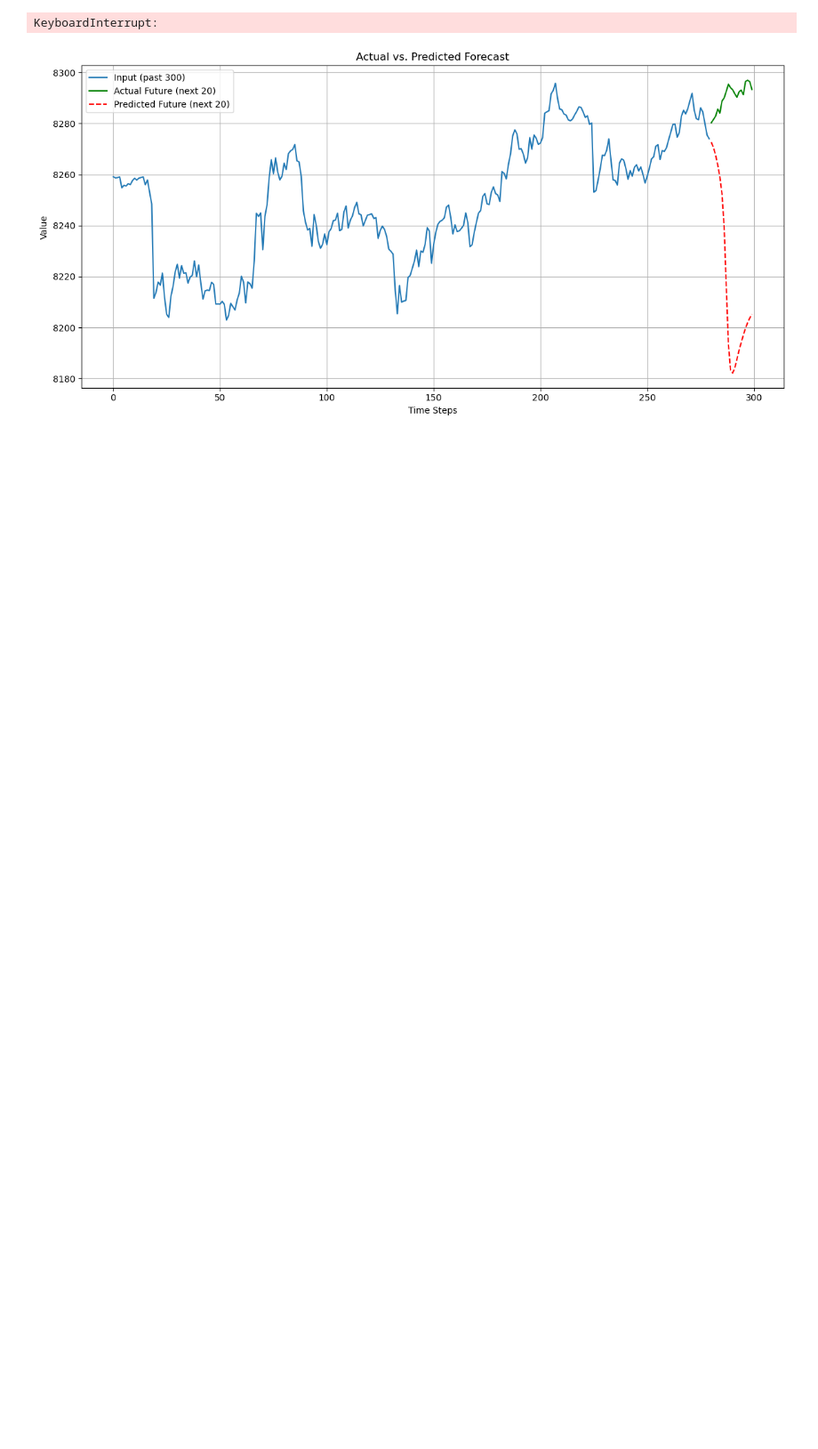
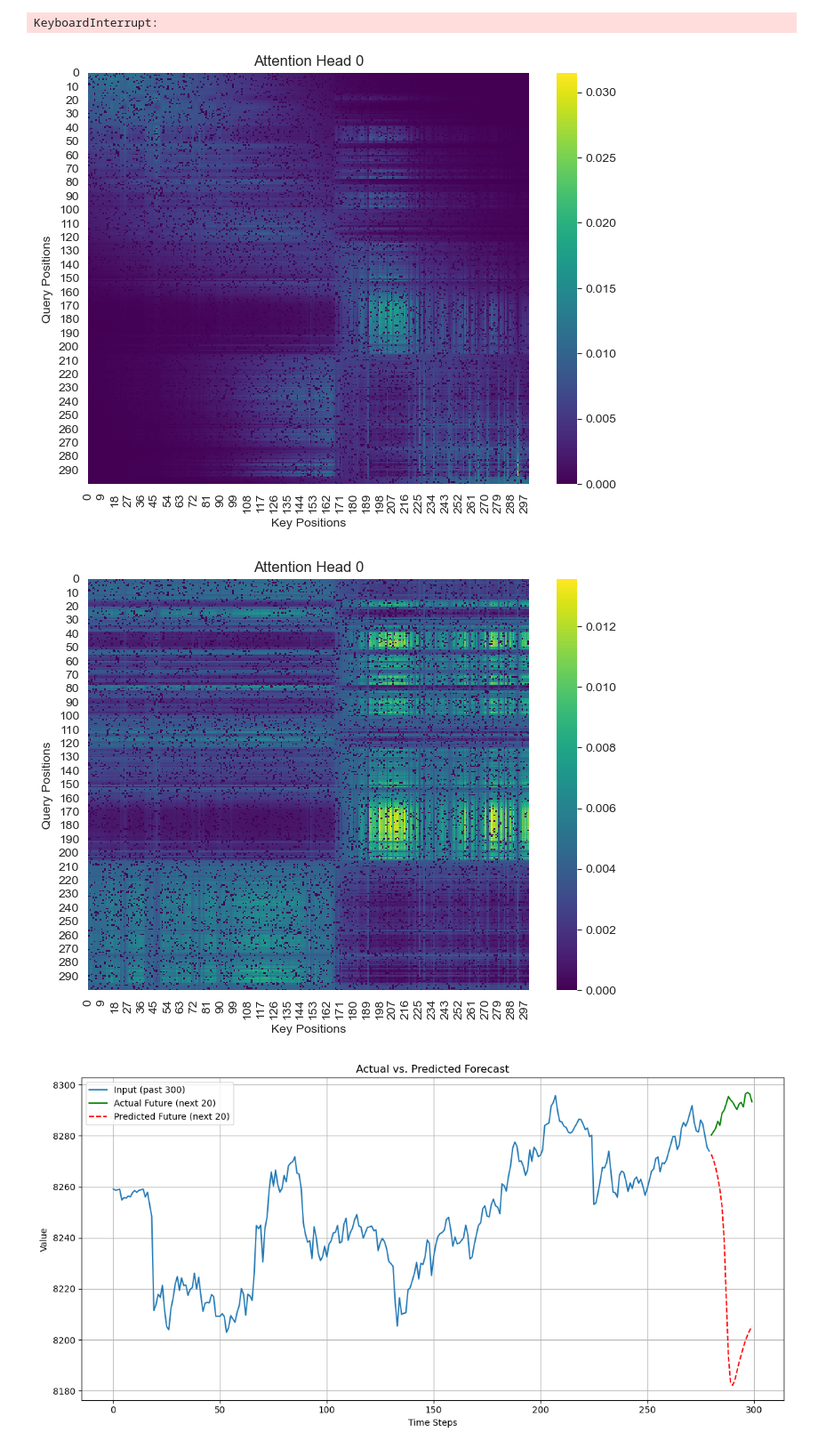
Before and after one commit to manikBS/omscs-capstone, a Jupyter notebook: manik_guassian_nonpl_encoder.ipynb, the cells around one changed output. Shown: that part at 89% size. Drawn from its saved outputs; the diff is of its cells as text; code cells hidden in the pictures; blank space fills up the shorter version.

```diff
--- a/manik_guassian_nonpl_encoder.ipynb
+++ b/manik_guassian_nonpl_encoder.ipynb
@@ -122,6 +121,37 @@ forecaster1 = StockSeriesForecaster(model, optimizer, criterion)
 train_loss, val_loss = forecaster1.train(train_loader, val_loader)
 # %% [output]
 KeyboardInterrupt:
+# %%
+first_encoder_layer = model.encoder.layers[2]
+attn_weights = first_encoder_layer.self_attn.guass_attn_weights_for_plot
+raw_attn_weights = first_encoder_layer.self_attn.raw_attn_weights_for_plot
+
+import matplotlib.pyplot as plt
+import seaborn as sns
+
+# Pick the first head
+head_id = 0
+attention = attn_weights[0, head_id].numpy()  # shape: (Tq, Tk)
+
+plt.figure(figsize=(8, 6))
+sns.heatmap(attention, cmap="viridis")
+plt.title(f"Attention Head {head_id}")
+plt.xlabel("Key Positions")
+plt.ylabel("Query Positions")
+plt.show()
+
+head_id = 0
+raw_attention = raw_attn_weights[0, head_id].numpy()
+
+plt.figure(figsize=(8, 6))
+sns.heatmap(raw_attention, cmap="viridis")
+plt.title(f"Attention Head {head_id}")
+plt.xlabel("Key Positions")
+plt.ylabel("Query Positions")
+plt.show()
+# %% [output]
+[figure, added]
+[figure, added]
 # %%
 # %% [output]
 [figure]
```
Also changed, not shown: parts of 4 cells of this notebook, 3 other files.
